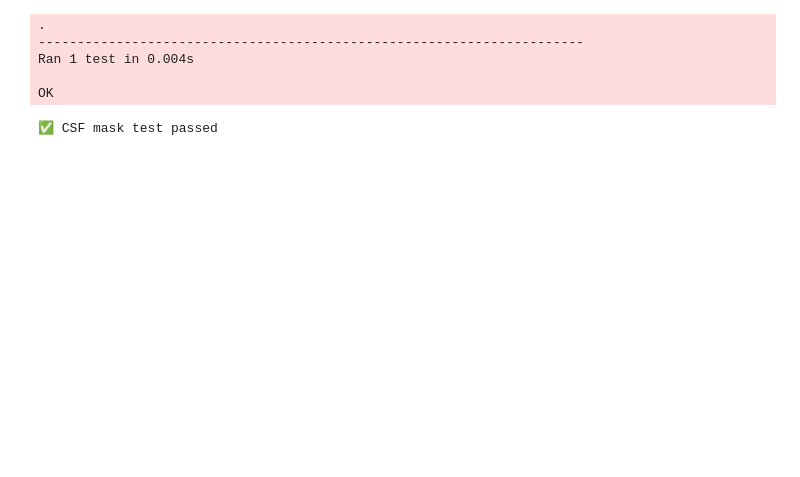
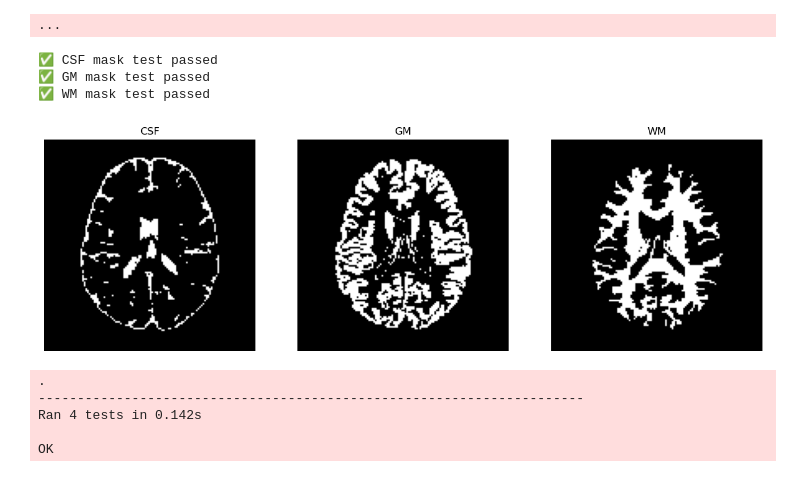
Before and after one commit to mo-karbalaee/computational-MRI, a Jupyter notebook: CMRI/Lab01/unit_test.ipynb, the cells around one changed output. Saved outputs shown, nothing was run; the diff lists cells and outputs as text; code cells hidden in the pictures; blank space fills up the shorter version.

Commit message:
implement the mask generation methods

```diff
--- a/CMRI/Lab01/unit_test.ipynb
+++ b/CMRI/Lab01/unit_test.ipynb
@@ -1,44 +1,54 @@
 # %%
 import unittest
 import numpy as np
-from lab01 import Lab01_op
+from lab01 import *
 
 class TestLab01(unittest.TestCase):
 
     def setUp(self):
         self.op = Lab01_op()
         self.op.load_data("digital_brain_phantom.mat")
 
     def test_get_csf_mask(self):
         mask = self.op.get_csf_mask()
         self.assertIsInstance(mask, np.ndarray, "CSF mask should be a NumPy array")
         self.assertEqual(mask.shape, self.op.label.shape, "CSF mask shape mismatch")
         self.assertTrue(np.all(np.isin(mask, [0, 1])), "CSF mask should only contain 0 and 1")
         self.assertEqual(np.sum(mask), np.sum(self.op.label == 1), "CSF mask pixel count mismatch")
         print("✅ CSF mask test passed")
 
-    # def test_get_gm_mask(self):
-    #     mask = self.op.get_gm_mask()
-    #     self.assertIsInstance(mask, np.ndarray, "GM mask should be a NumPy array")
-    #     self.assertEqual(mask.shape, self.op.label.shape, "GM mask shape mismatch")
-    #     self.assertTrue(np.all(np.isin(mask, [0, 1])), "GM mask should only contain 0 and 1")
-    #     self.assertEqual(np.sum(mask), np.sum(self.op.label == 2), "GM mask pixel count mismatch")
-    #     print("✅ GM mask test passed")
+    def test_get_gm_mask(self):
+        mask = self.op.get_gm_mask()
+        self.assertIsInstance(mask, np.ndarray, "GM mask should be a NumPy array")
+        self.assertEqual(mask.shape, self.op.label.shape, "GM mask shape mismatch")
+        self.assertTrue(np.all(np.isin(mask, [0, 1])), "GM mask should only contain 0 and 1")
+        self.assertEqual(np.sum(mask), np.sum(self.op.label == 2), "GM mask pixel count mismatch")
+        print("✅ GM mask test passed")
 
-    # def test_get_wm_mask(self):
-    #     mask = self.op.get_wm_mask()
-    #     self.assertIsInstance(mask, np.ndarray, "WM mask should be a NumPy array")
-    #     self.assertEqual(mask.shape, self.op.label.shape, "WM mask shape mismatch")
-    #     self.assertTrue(np.all(np.isin(mask, [0, 1])), "WM mask should only contain 0 and 1")
-    #     self.assertEqual(np.sum(mask), np.sum(self.op.label == 3), "WM mask pixel count mismatch")
-    #     print("✅ WM mask test passed")
+    def test_get_wm_mask(self):
+        mask = self.op.get_wm_mask()
+        self.assertIsInstance(mask, np.ndarray, "WM mask should be a NumPy array")
+        self.assertEqual(mask.shape, self.op.label.shape, "WM mask shape mismatch")
+        self.assertTrue(np.all(np.isin(mask, [0, 1])), "WM mask should only contain 0 and 1")
+        self.assertEqual(np.sum(mask), np.sum(self.op.label == 3), "WM mask pixel count mismatch")
+        print("✅ WM mask test passed")
+
+    def test_masks_visualization(self):
+        csf_mask = self.op.get_csf_mask()
+        gm_mask = self.op.get_gm_mask()
+        wm_mask = self.op.get_wm_mask()
+        utils.imshow([csf_mask, gm_mask, wm_mask], ["CSF", "GM", "WM"])
 
 if __name__ == "__main__":
     unittest.main(argv=[''], exit=False)
 # %% [output]
-.
-----------------------------------------------------------------------
-Ran 1 test in 0.004s
-
-OK
+...
 ✅ CSF mask test passed
+✅ GM mask test passed
+✅ WM mask test passed
+[figure, added]
+.
+----------------------------------------------------------------------
+Ran 4 tests in 0.142s
+
+OK
```
Also changed, not shown: 2 other files.
